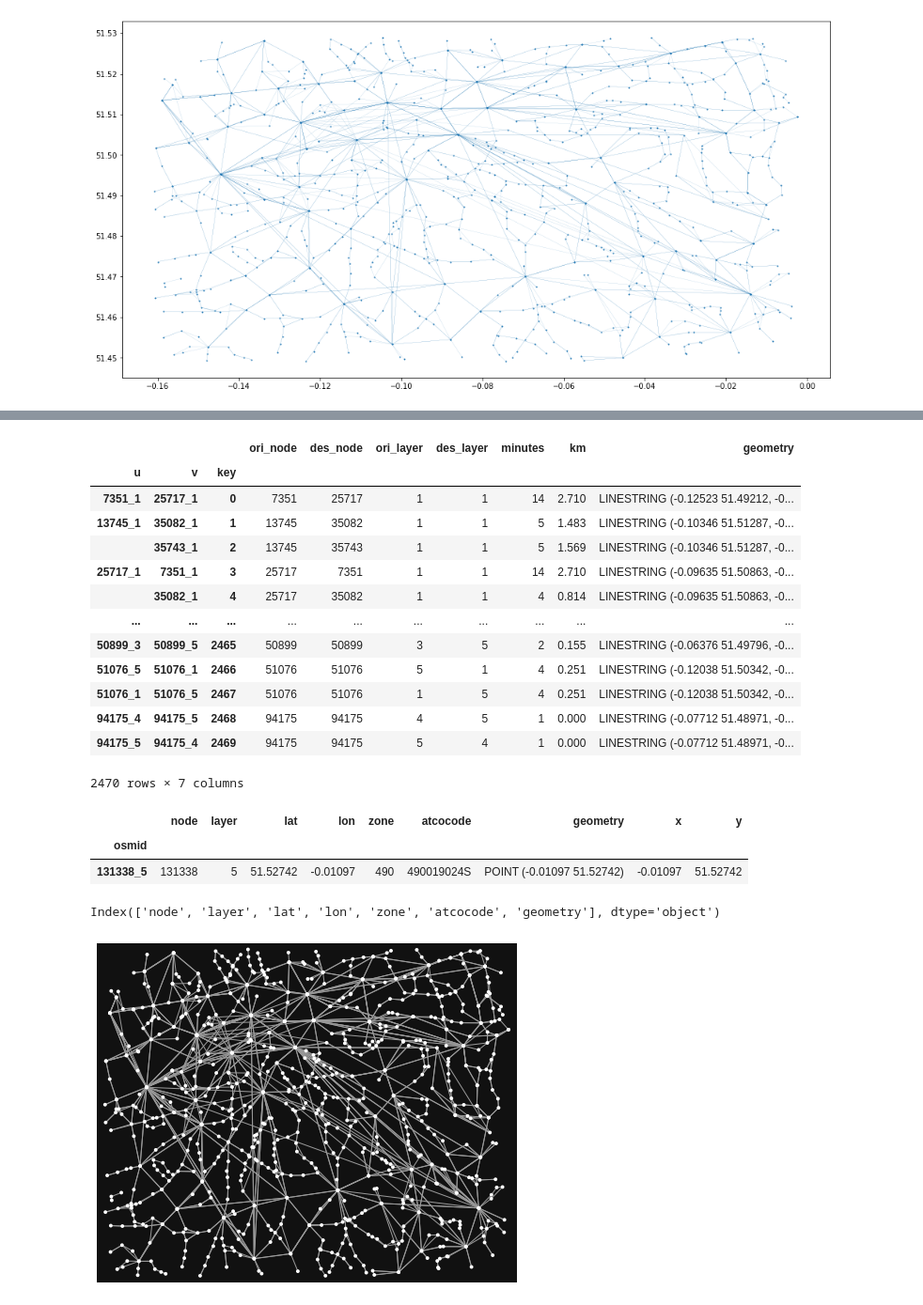
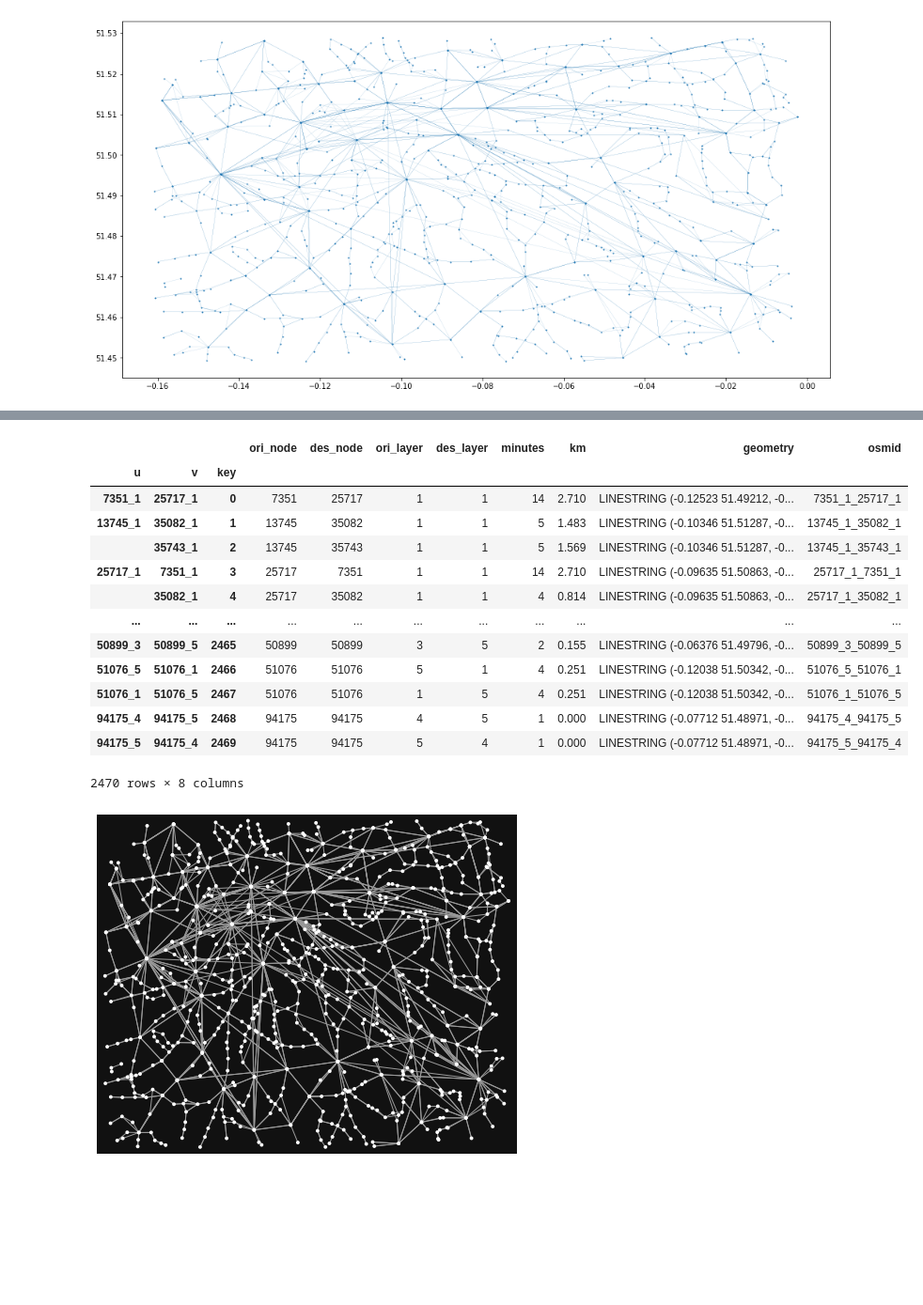
Before and after one commit to Alfred-Mountfield/outbreak-sim, a Jupyter notebook: python/synthetic_population/routing.ipynb, the cells around one changed output, grey strips where cells are left out. Shown at 94% size. Saved outputs shown, nothing was run; the diff lists cells and outputs as text; code cells hidden in the pictures; blank space fills up the shorter version.

```diff
--- a/python/synthetic_population/routing.ipynb
+++ b/python/synthetic_population/routing.ipynb
@@ -94,35 +107,26 @@ nodes
 # %%
 edges['u'] = edges['ori_node'].astype(str) + '_' + edges['ori_layer'].astype(str)
 edges['v'] = edges['des_node'].astype(str) + '_' + edges['des_layer'].astype(str)
 edges['key'] = edges.reset_index()['index']
+edges['osmid'] = edges['u'].astype(str) + '_' + edges['v'].astype(str)
 edges.set_index(['u', 'v', 'key'], inplace=True)
 edges = edges.set_crs("EPSG:4326")
 edges
 # %% [output]
-|  |  |  | ori_node | des_node | ori_layer | des_layer | minutes | km | geometry |
-| u | v | key |  |  |  |  |  |  |  |
-| 7351_1 | 25717_1 | 0 | 7351 | 25717 | 1 | 1 | 14 | 2.710 | LINESTRING (-0.12523 51.49212, -0... |
-| 13745_1 | 35082_1 | 1 | 13745 | 35082 | 1 | 1 | 5 | 1.483 | LINESTRING (-0.10346 51.51287, -0... |
-|  | 35743_1 | 2 | 13745 | 35743 | 1 | 1 | 5 | 1.569 | LINESTRING (-0.10346 51.51287, -0... |
-| 25717_1 | 7351_1 | 3 | 25717 | 7351 | 1 | 1 | 14 | 2.710 | LINESTRING (-0.09635 51.50863, -0... |
-|  | 35082_1 | 4 | 25717 | 35082 | 1 | 1 | 4 | 0.814 | LINESTRING (-0.09635 51.50863, -0... |
-| ... | ... | ... | ... | ... | ... | ... | ... | ... | ... |
-| 50899_3 | 50899_5 | 2465 | 50899 | 50899 | 3 | 5 | 2 | 0.155 | LINESTRING (-0.06376 51.49796, -0... |
-| 51076_5 | 51076_1 | 2466 | 51076 | 51076 | 5 | 1 | 4 | 0.251 | LINESTRING (-0.12038 51.50342, -0... |
-| 51076_1 | 51076_5 | 2467 | 51076 | 51076 | 1 | 5 | 4 | 0.251 | LINESTRING (-0.12038 51.50342, -0... |
-| 94175_4 | 94175_5 | 2468 | 94175 | 94175 | 4 | 5 | 1 | 0.000 | LINESTRING (-0.07712 51.48971, -0... |
-| 94175_5 | 94175_4 | 2469 | 94175 | 94175 | 5 | 4 | 1 | 0.000 | LINESTRING (-0.07712 51.48971, -0... |
+|  |  |  | ori_node | des_node | ori_layer | des_layer | minutes | km | geometry | osmid |
+| u | v | key |  |  |  |  |  |  |  |  |
+| 7351_1 | 25717_1 | 0 | 7351 | 25717 | 1 | 1 | 14 | 2.710 | LINESTRING (-0.12523 51.49212, -0... | 7351_1_25717_1 |
+| 13745_1 | 35082_1 | 1 | 13745 | 35082 | 1 | 1 | 5 | 1.483 | LINESTRING (-0.10346 51.51287, -0... | 13745_1_35082_1 |
+|  | 35743_1 | 2 | 13745 | 35743 | 1 | 1 | 5 | 1.569 | LINESTRING (-0.10346 51.51287, -0... | 13745_1_35743_1 |
+| 25717_1 | 7351_1 | 3 | 25717 | 7351 | 1 | 1 | 14 | 2.710 | LINESTRING (-0.09635 51.50863, -0... | 25717_1_7351_1 |
+|  | 35082_1 | 4 | 25717 | 35082 | 1 | 1 | 4 | 0.814 | LINESTRING (-0.09635 51.50863, -0... | 25717_1_35082_1 |
+| ... | ... | ... | ... | ... | ... | ... | ... | ... | ... | ... |
+| 50899_3 | 50899_5 | 2465 | 50899 | 50899 | 3 | 5 | 2 | 0.155 | LINESTRING (-0.06376 51.49796, -0... | 50899_3_50899_5 |
+| 51076_5 | 51076_1 | 2466 | 51076 | 51076 | 5 | 1 | 4 | 0.251 | LINESTRING (-0.12038 51.50342, -0... | 51076_5_51076_1 |
+| 51076_1 | 51076_5 | 2467 | 51076 | 51076 | 1 | 5 | 4 | 0.251 | LINESTRING (-0.12038 51.50342, -0... | 51076_1_51076_5 |
+| 94175_4 | 94175_5 | 2468 | 94175 | 94175 | 4 | 5 | 1 | 0.000 | LINESTRING (-0.07712 51.48971, -0... | 94175_4_94175_5 |
+| 94175_5 | 94175_4 | 2469 | 94175 | 94175 | 5 | 4 | 1 | 0.000 | LINESTRING (-0.07712 51.48971, -0... | 94175_5_94175_4 |
-2470 rows × 7 columns
+2470 rows × 8 columns
-# %%
-nodes.iloc[nodes.index.get_level_values('osmid') == '131338_5']
-# %% [output]
-|  | node | layer | lat | lon | zone | atcocode | geometry | x | y |
-| osmid |  |  |  |  |  |  |  |  |  |
-| 131338_5 | 131338 | 5 | 51.52742 | -0.01097 | 490 | 490019024S | POINT (-0.01097 51.52742) | -0.01097 | 51.52742 |
-# %%
-nodes.columns
-# %% [output]
-Index(['node', 'layer', 'lat', 'lon', 'zone', 'atcocode', 'geometry'], dtype='object')
 # %%
 import osmnx
 graph = osmnx.utils_graph.graph_from_gdfs(nodes, edges, None)
```
Also changed, not shown: parts of 21 cells of this notebook, 1 other file.
